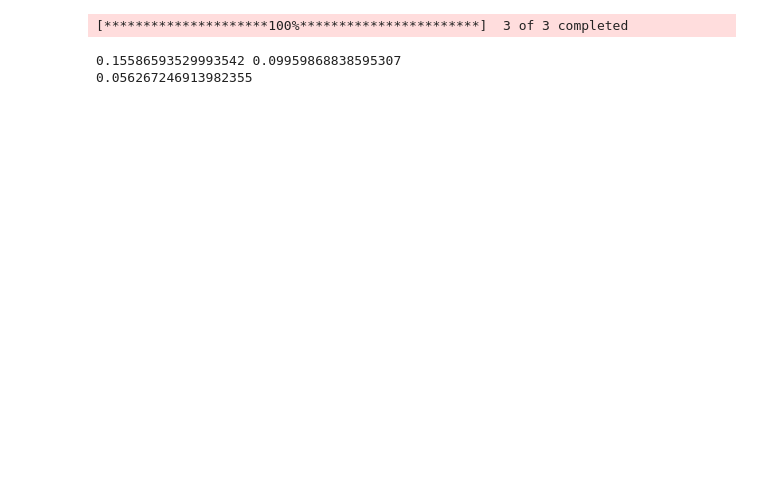
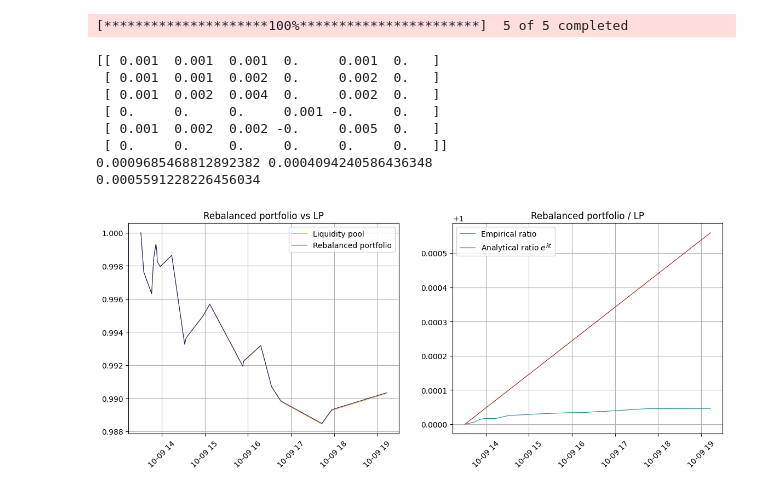
Before and after one commit to JensGBG/idea-mve745, a Jupyter notebook: simulation_workbench_3.ipynb, the cells around one changed output. Drawn from its saved outputs; the diff is of its cells as text; code cells hidden in the pictures; blank space fills up the shorter version.

```diff
--- a/simulation_workbench_3.ipynb
+++ b/simulation_workbench_3.ipynb
@@ -137,27 +268,91 @@ plt.show()
 # %%
-tickers = ['AAPL', 'MSFT', 'BTC-USD']
-df = yf.download(tickers=tickers, start='2020-01-01', end='2021-01-01')
+tickers = ['AAPL', 'MSFT', 'BTC-USD', 'ETH-USD', 'USD']
+
+# tickers = [
+#     "JNJ",    # Johnson & Johnson – healthcare
+#     "KO",     # Coca-Cola – beverages
+#     "PEP",    # PepsiCo – beverages and snacks
+#     "WMT",    # Walmart – retail
+#     "CL",     # Colgate-Palmolive – personal care
+#     "MDT",    # Medtronic – medical devices
+#     "MCD"    # McDonald's – fast food
+# ]
+
+#df = yf.download(tickers=tickers, start='2019-01-01', end='2020-01-01')
+df = yf.download(tickers=tickers, interval='1m', period='2d')
 df = df[['Close']]
+
+df['Cash'] = 100
 df = df.dropna()
 
 N_assets = len(df.columns)
 w_vector = np.ones(shape=N_assets) / N_assets
 
 def get_lambda(df, w_vector):
     df_returns = df.pct_change().dropna() - 1
     cov_matrix = df_returns.cov().to_numpy() * 252
+    print(np.round(cov_matrix, 3))
 
     a = np.dot(w_vector, np.diag(cov_matrix)) / 2
     b = w_vector @ cov_matrix @ w_vector.T / 2
     print(a, b)
     return a - b
 
 l = get_lambda(df, w_vector)
 print(l)
 
-def compute_LP_value(df_prices, w_vector):
-    return None
+def compute_st_value(df_prices, w_vector, s_0=1):
+    data_np = df_prices.to_numpy()
+    data_log_weighted = w_vector*np.log(data_np)
+    y = np.exp(np.sum(data_log_weighted, axis=1))
+    y = s_0 * (y / y[0])
+
+    return y
+
+def compute_Xt_value(df_prices, w_vector, X_0=1):
+    data_np = df_prices.to_numpy()
+    log_returns = np.log((data_np[1:] / data_np[:-1]) @ w_vector.T)
+    rebalance_array = np.full(shape=data_np.shape[0],fill_value=np.log(X_0))
+
+    rebalance_array[1:] = log_returns
+    rebalance_value = np.cumsum(rebalance_array)
+    rebalance_value = np.exp(rebalance_value)
+
+    return rebalance_value
+
+s_t = compute_st_value(df, w_vector, 1)
+X_t = compute_Xt_value(df, w_vector, 1)
+
+t_0 = df.index[0].timestamp()
+t_1 = df.index[-1].timestamp()
+t_array_2 = pd.date_range(start=df.index[0], end=df.index[-1], periods=1000)
+x_array_2 = np.linspace(0, 1, len(t_array_2))
+
+fix, ax = plt.subplots(nrows=1, ncols=2, figsize=(14, 5))
+
+for axi in ax.flat:
+    axi.grid(True)  # Turn on grid
+
+ax[0].plot(df.index, s_t, linewidth=linewidth, alpha=alpha, color=color_lp, label='Liquidity pool')
+ax[0].plot(df.index, X_t, linewidth=linewidth, alpha=alpha, color=color_rebalance, label='Rebalanced portfolio')
+ax[0].set_title("Rebalanced portfolio vs LP")
+ax[0].legend()
+
+ax[1].plot(df.index, X_t/s_t, linewidth=linewidth, alpha=alpha, color=color_3, label='Empirical ratio')
+ax[1].plot(t_array_2, np.exp(l*x_array_2), linewidth=linewidth, alpha=alpha, color=color_4, label='Analytical ratio $e^{\lambda t}$')
+ax[1].set_title("Rebalanced portfolio / LP")
+ax[1].legend()
+for axi in ax.flat:
+    axi.tick_params(axis='x', labelrotation=45)
+plt.show()
 # %% [output]
-[*********************100%***********************]  3 of 3 completed
+[*********************100%***********************]  5 of 5 completed
-0.15586593529993542 0.09959868838595307
-0.056267246913982355
+[[ 0.001  0.001  0.001  0.     0.001  0.   ]
+ [ 0.001  0.001  0.002  0.     0.002  0.   ]
+ [ 0.001  0.002  0.004  0.     0.002  0.   ]
+ [ 0.     0.     0.     0.001 -0.     0.   ]
+ [ 0.001  0.002  0.002 -0.     0.005  0.   ]
+ [ 0.     0.     0.     0.     0.     0.   ]]
+0.0009685468812892382 0.0004094240586436348
+0.0005591228226456034
+[figure, added]
```
Also changed, not shown: parts of 4 cells of this notebook, 4 other files.
